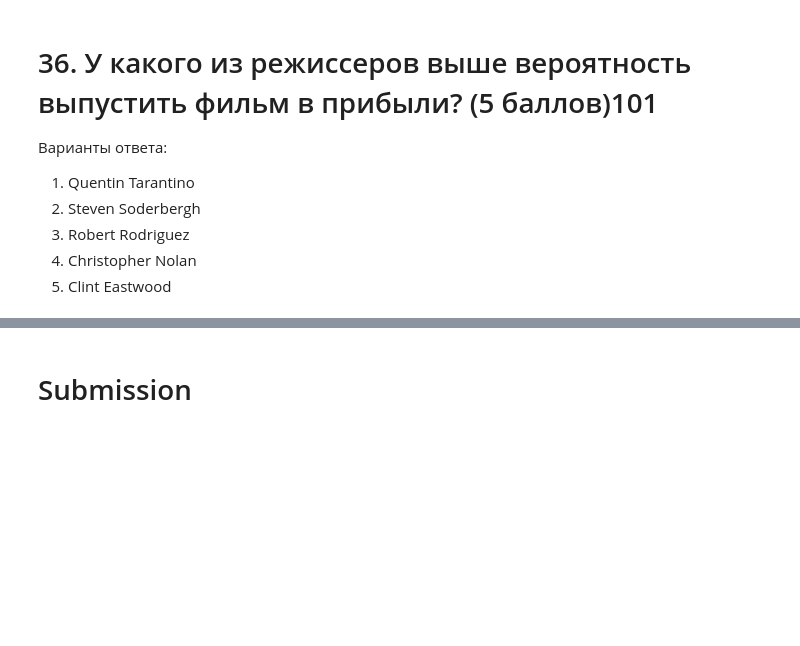
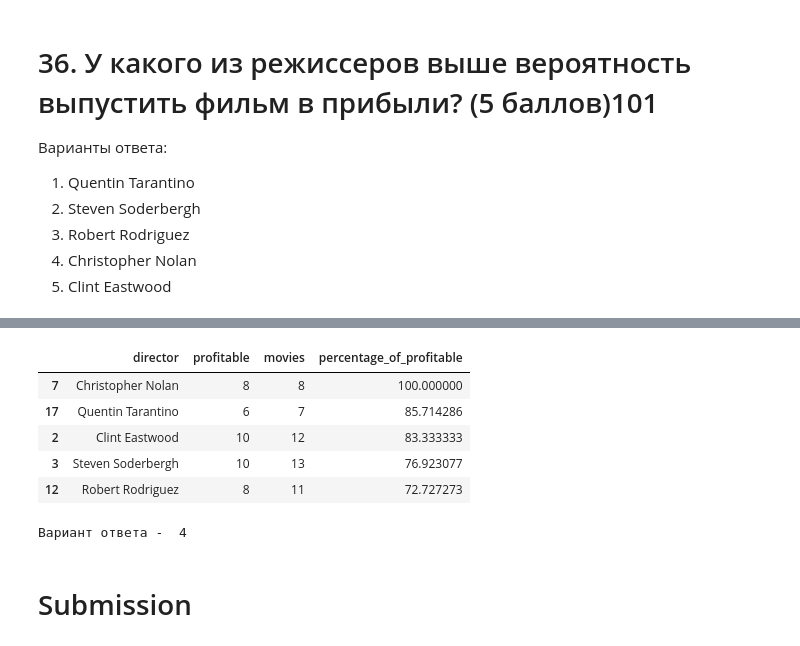
Before and after one commit to ondarem/skillfactory_rds, a Jupyter notebook: module_1/Movies_IMBD.ipynb, the cells around one changed output, grey strips where cells are left out. Cells and saved outputs as stored; diff of their text form; code cells hidden in the pictures; blank space fills up the shorter version.

```diff
--- a/module_1/Movies_IMBD.ipynb
+++ b/module_1/Movies_IMBD.ipynb
@@ -1139,3 +913,42 @@ Clint Eastwood, всего записей - 12, соответствующих
+# %%
+#датафрейм с режиссерами и количеством фильмов по каждому режиссеру
+df_directors = pd.DataFrame(Counter(data['director'].str.split('|').sum()).most_common(),\
+                            columns=['director','movies'])
+
+#Создадим маску для выборки фильмов со сборами выше бюджета
+mask = (data['revenue'] > data['budget'])
+
+#датафрейм с кинокомпаниями и количеством прибыльных фильмов по каждому режиссеру
+df_profitable_movies = pd.DataFrame(Counter(data[mask]['director'].str.split('|').sum()).most_common(),\
+                                    columns=['director','profitable'])
+
+# Объединила два датафрейма
+df_joined = df_profitable_movies.merge(df_directors, on='director',how='inner')
+
+# Новое поле для хранения процента прибыльных фильмов по каждому режиссеру
+df_joined['percentage_of_profitable'] = df_joined['profitable']*100/df_joined['movies']
+
+#Запишем в список анализируемые варианты:
+conditions = ['Quentin Tarantino',
+                   'Steven Soderbergh',
+                   'Robert Rodriguez',
+                   'Christopher Nolan',
+                   'Clint Eastwood']
+
+# Вывод результата
+display(df_joined.query('director in @conditions').sort_values(by='percentage_of_profitable',ascending=False))
+
+#Добавляем в список ответов свой вариант ответа
+answer_ls.append(4)
+print('Вариант ответа - ', answer_ls[36-1])
+# %% [output]
+|  | director | profitable | movies | percentage_of_profitable |
+| 7 | Christopher Nolan | 8 | 8 | 100.000000 |
+| 17 | Quentin Tarantino | 6 | 7 | 85.714286 |
+| 2 | Clint Eastwood | 10 | 12 | 83.333333 |
+| 3 | Steven Soderbergh | 10 | 13 | 76.923077 |
+| 12 | Robert Rodriguez | 8 | 11 | 72.727273 |
+Вариант ответа -  4
 # %% [markdown]
 # Submission
 # %%
```
Also changed, not shown: parts of 37 cells of this notebook.
